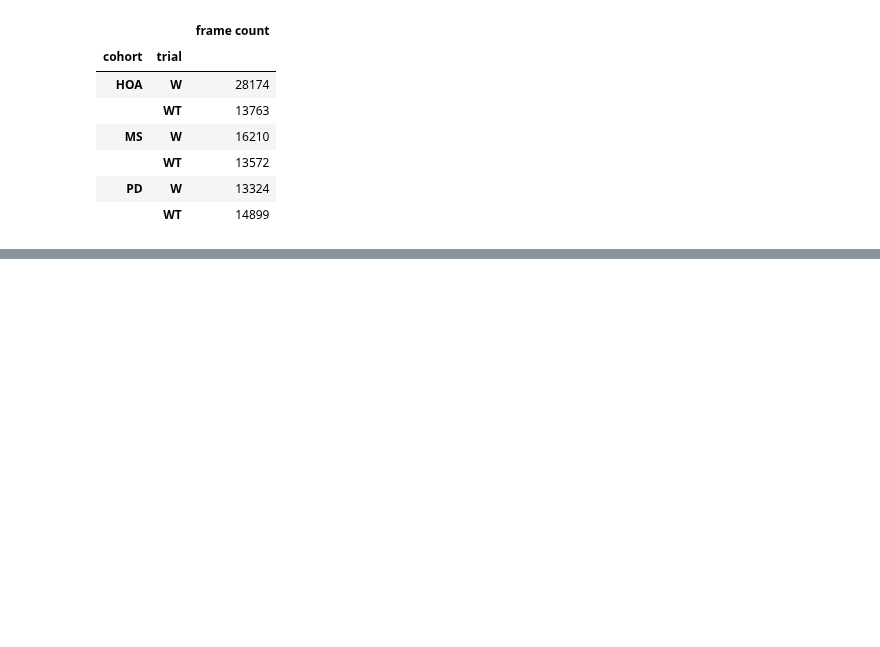
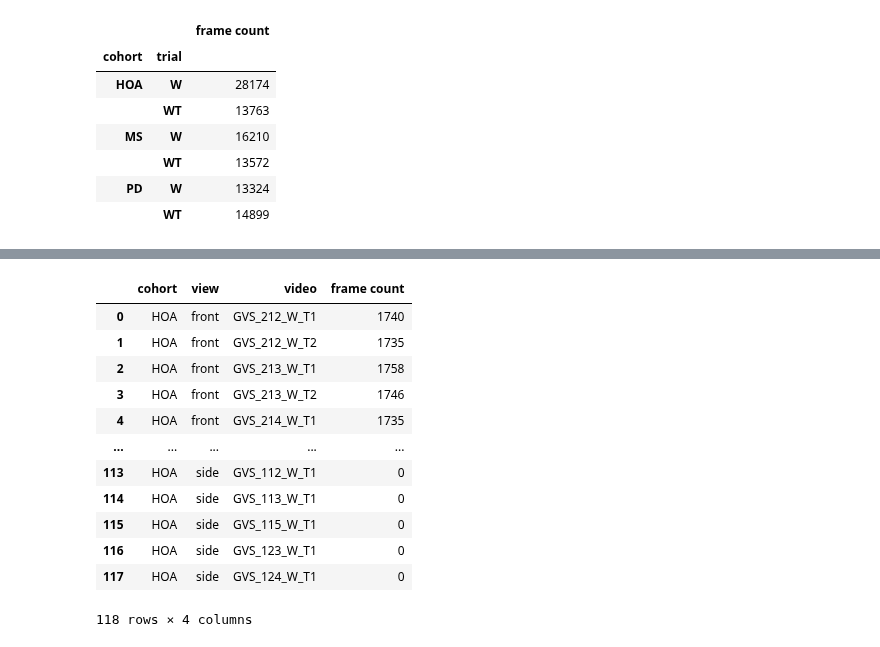
Before and after one commit to kaurrachneet6/Vision-Based-Gait-Analysis-Framework-for-Predicting-Multiple-Sclerosis, a Jupyter notebook: Data Preparation/StrideStats.ipynb, the cells around one changed output, grey strips where cells are left out. Saved outputs shown, nothing was run; the diff lists cells and outputs as text; code cells hidden in the pictures; blank space fills up the shorter version.

```diff
--- a/Data Preparation/StrideStats.ipynb
+++ b/Data Preparation/StrideStats.ipynb
@@ -255,0 +258,36 @@ Total multi-view merged frames in trial W and WT:
+# %%
+#Stats for global 3D frames (before multi-view fusion step)
+#Add cohort, trial, video, view (front/side) and count of frames per that video
+
+frame_path_3D = 'C:\\Users\\Rachneet Kaur\\Box\\Gait Video Project\\GaitVideoData\\video\\3D_data\\'
+cohorts = ['HOA\\', 'MS\\', 'PD\\', 'ExtraHOA\\']
+trials = ['walking\\']
+views = ['lower_body\\', 'feet\\']
+video3d_wise_df = pd.DataFrame(columns = ['cohort', 'view', 'video', 'frame count'])
+
+for cohort in cohorts:
+    for trial in trials:
+        for view in views:
+            merged_path = frame_path_3D+cohort+trial+view
+            if (os.path.exists(merged_path)):
+                videos = os.listdir(merged_path)
+    #             print (len(videos))
+            for video in videos:
+                frames = glob.glob(merged_path+'\\'+video+'\\processed3d\\*.csv')
+                count_frames = len(frames)
+                print (video, count_frames)
+                if ((cohort == 'HOA\\') or (cohort == 'ExtraHOA\\')):
+                    cohort_ = 'HOA'
+                elif cohort == 'MS\\':
+                    cohort_ = 'MS'
+                else:
+                    cohort_ = 'PD'
+
+                if view == 'lower_body\\':
+                    view_ = 'front'
+                else:
+                    view_ = 'side'
+                video_ = video[5:-7]
+                if count_frames>2520:
+                    count_frames = 2520
+                video3d_wise_df.loc[len(video3d_wise_df)] = [cohort_, view_, video_, count_frames]
@@ -255,0 +312,16 @@ Total multi-view merged frames in trial W and WT:
+# %%
+video3d_wise_df
+# %% [output]
+|  | cohort | view | video | frame count |
+| 0 | HOA | front | GVS_212_W_T1 | 1740 |
+| 1 | HOA | front | GVS_212_W_T2 | 1735 |
+| 2 | HOA | front | GVS_213_W_T1 | 1758 |
+| 3 | HOA | front | GVS_213_W_T2 | 1746 |
+| 4 | HOA | front | GVS_214_W_T1 | 1735 |
+| ... | ... | ... | ... | ... |
+| 113 | HOA | side | GVS_112_W_T1 | 0 |
+| 114 | HOA | side | GVS_113_W_T1 | 0 |
+| 115 | HOA | side | GVS_115_W_T1 | 0 |
+| 116 | HOA | side | GVS_123_W_T1 | 0 |
+| 117 | HOA | side | GVS_124_W_T1 | 0 |
+118 rows × 4 columns
```
Also changed, not shown: parts of 7 cells of this notebook.
